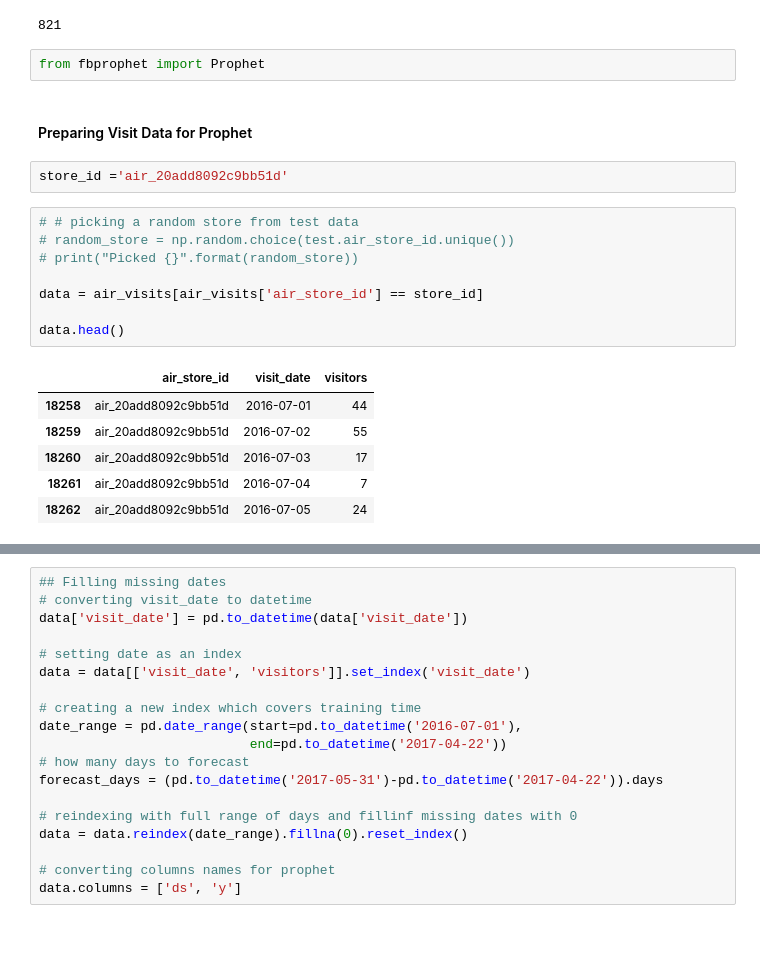
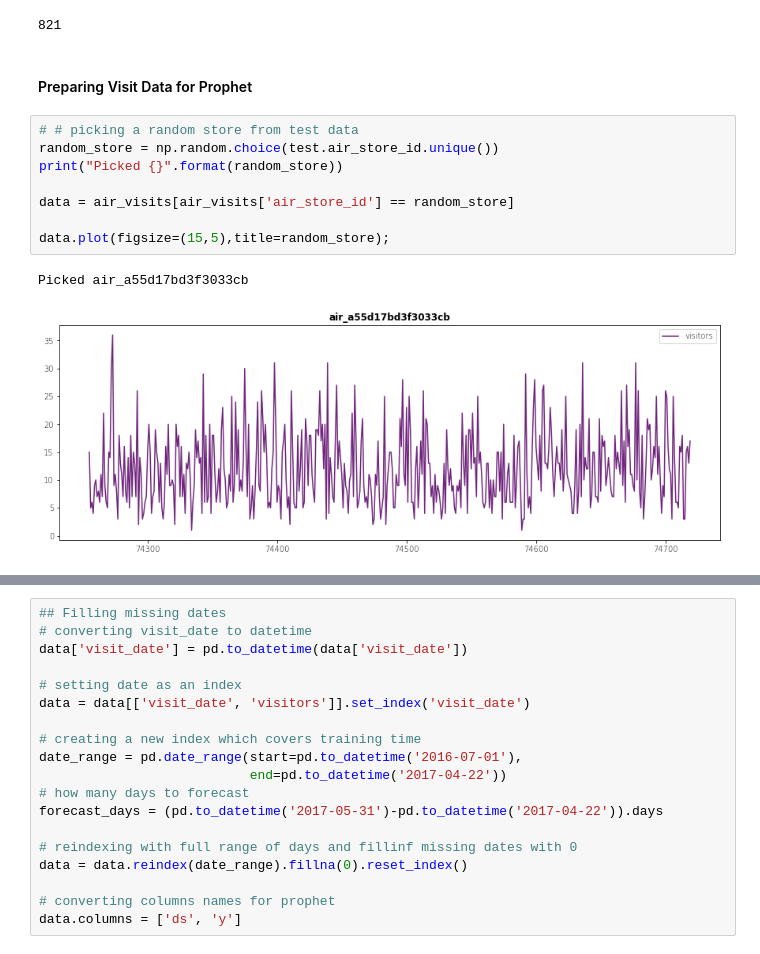
Before and after one commit to GlobalMaksimum/turkcell-workshop, a Jupyter notebook: samet/timeseries_models.ipynb, the cells around one changed output, grey strips where cells are left out. Saved outputs shown, nothing was run; the diff lists cells and outputs as text.

```diff
--- a/samet/timeseries_models.ipynb
+++ b/samet/timeseries_models.ipynb
@@ -103,24 +93,16 @@ which utilizes a Bayesian based curve fitting method to forecast the time series
 test.air_store_id.nunique()
 # %% [output]
 821
-# %%
-from fbprophet import Prophet
 # %% [markdown]
 #### Preparing Visit Data for Prophet
-# %%
-store_id ='air_20add8092c9bb51d'
 # %%
 # # picking a random store from test data
-# random_store = np.random.choice(test.air_store_id.unique())
-# print("Picked {}".format(random_store))
+random_store = np.random.choice(test.air_store_id.unique())
+print("Picked {}".format(random_store))
 
-data = air_visits[air_visits['air_store_id'] == store_id]
+data = air_visits[air_visits['air_store_id'] == random_store]
 
-data.head()
+data.plot(figsize=(15,5),title=random_store);
 # %% [output]
-|  | air_store_id | visit_date | visitors |
-| 18258 | air_20add8092c9bb51d | 2016-07-01 | 44 |
-| 18259 | air_20add8092c9bb51d | 2016-07-02 | 55 |
-| 18260 | air_20add8092c9bb51d | 2016-07-03 | 17 |
-| 18261 | air_20add8092c9bb51d | 2016-07-04 | 7 |
-| 18262 | air_20add8092c9bb51d | 2016-07-05 | 24 |
+Picked air_a55d17bd3f3033cb
+[figure, added]
```
Also changed, not shown: parts of 18 cells of this notebook, 1 other file.
